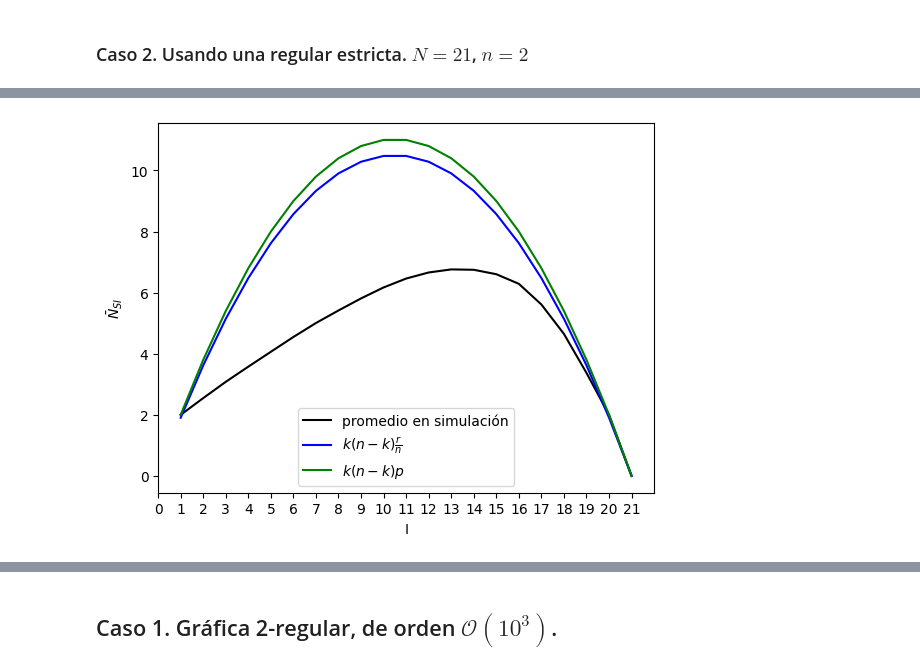
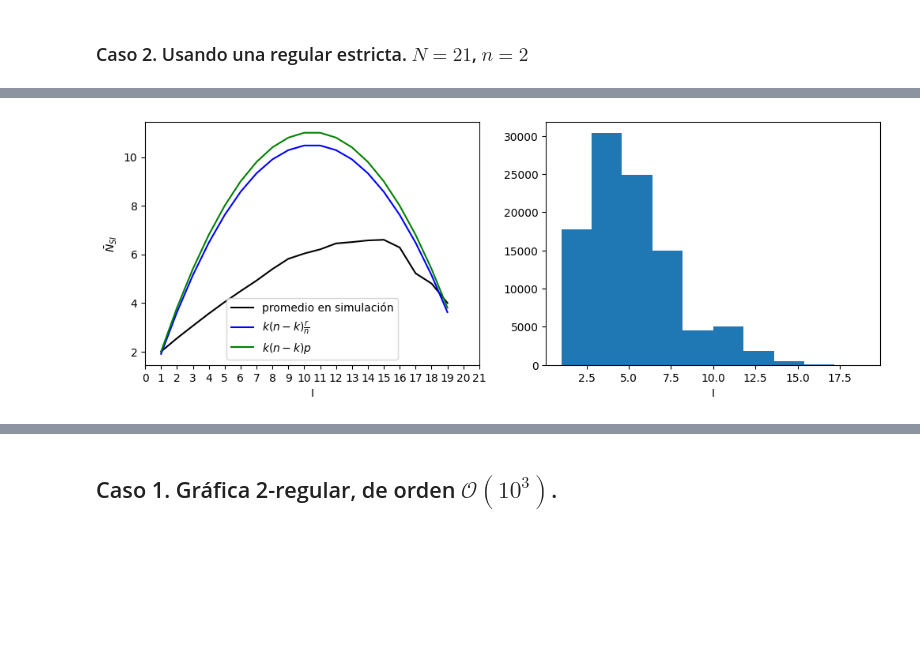
Before and after one commit to JairEsc/Aproximaciones-de-Modelos-Epidemiologicos, a Jupyter notebook: SIS_conteo.ipynb, the cells around one changed output, grey strips where cells are left out. Drawn from its saved outputs; the diff is of its cells as text; code cells hidden in the pictures; blank space fills up the shorter version.

```diff
--- a/SIS_conteo.ipynb
+++ b/SIS_conteo.ipynb
@@ -198,43 +211,49 @@ time:  113.87943196296692
 # %%
 N=21
 n=2
-import time
-start_=time.time()
-G=nx.random_regular_graph(d=n,n=N)
-G=nx.convert_node_labels_to_integers(G,ordering='default',)
-while(nx.is_connected(G)==False):#Asegurarme que salga una gráfica conexa
-    N=21
-    n=2
-    G=nx.random_regular_graph(d=n,n=N)
-    G=nx.convert_node_labels_to_integers(G,ordering='default',)
-X_I_indexes=np.random.choice(N,int(1+N/2),replace=False).tolist()
-print(X_I_indexes)
-for k in range(N):
-    if k in X_I_indexes:
-        G.nodes[k]['Estado:']='Infeccioso'
-    else:
-        G.nodes[k]['Estado:']='Susceptible'
-G_copy=G.copy()
-print("Empieza")
-np.random.seed(2)
-H,conteo=Gillespie_Direct_Method_Network_SIS(beta=1.15*N,gamma=1,N=N,X_I_indexes=X_I_indexes,G_network_initial=G_copy,T=10**6,Tuto=False)
-print(len(H))
-print("time: ", time.time()-start_)
-conteo_data=pd.DataFrame(conteo,columns=['N_SI','k'])
-conteo_promedio=conteo_data.groupby(['k']).mean()
-r=[]
-r2=[]
-for i in range(1,len(conteo_promedio)+1):
-    r.append(i*((N-i)/N)*n)
-    r2.append(i*(N-i)*n/(N-1))
-conteo_promedio['approx']=r
-conteo_promedio['approx_2']=r2
-for i in range(0,len(['black','blue','orange'])):
-    plt.plot(conteo_promedio[conteo_promedio.keys()[i]],color='kbg'[i])
-plt.legend(['promedio en simulación',r'$k(n-k)\frac{r}{n}$','$k(n-k)p$'])
-plt.xticks(range(0,22))
-plt.xlabel('I')
-plt.ylabel(r'$\bar{N}_{SI}$')
-plt.savefig('SIS_edges_b.png',dpi=300)
-plt.show()
+for i_0 in range(1,3):
+  np.random.seed(1)
+  import time
+  start_=time.time()
+  fig = plt.figure(figsize=(12,4))
+  plt.subplot(1,2,1)
+  G=nx.random_regular_graph(d=n,n=N)
+  G=nx.convert_node_labels_to_integers(G,ordering='default',)
+  while(nx.is_connected(G)==False):#Asegurarme que salga una gráfica conexa
+      N=21
+      n=2
+      G=nx.random_regular_graph(d=n,n=N)
+      G=nx.convert_node_labels_to_integers(G,ordering='default',)
+  X_I_indexes=np.random.choice(N,[1,int(N/2)][i_0-1],replace=False).tolist()
+  print(X_I_indexes)
+  for k in range(N):
+      if k in X_I_indexes:
+          G.nodes[k]['Estado:']='Infeccioso'
+      else:
+          G.nodes[k]['Estado:']='Susceptible'
+  G_copy=G.copy()
+  print("Empieza")
+  H,conteo=Gillespie_Direct_Method_Network_SIS(beta=1.15*N,gamma=1,N=N,X_I_indexes=X_I_indexes,G_network_initial=G_copy,T=10**5,Tuto=False)
+  print(len(H))
+  print("time: ", time.time()-start_)
+  conteo_data=pd.DataFrame(conteo,columns=['N_SI','k'])
+  conteo_promedio=conteo_data.groupby(['k']).mean()
+  r=[]
+  r2=[]
+  for i in range(1,len(conteo_promedio)+1):
+      r.append(i*((N-i)/N)*n)
+      r2.append(i*(N-i)*n/(N-1))
+  conteo_promedio['approx']=r
+  conteo_promedio['approx_2']=r2
+  for i in range(0,3):
+      plt.plot(conteo_promedio[conteo_promedio.keys()[i]],color='kbg'[i])
+  plt.legend(['promedio en simulación',r'$k(n-k)\frac{r}{n}$','$k(n-k)p$'])
+  plt.xticks(range(0,22))
+  plt.xlabel('I')
+  plt.ylabel(r'$\bar{N}_{SI}$')
+  #plt.savefig('SIS_edges_a.png',dpi=300)
+  plt.subplot(1, 2, 2)
+  plt.hist(conteo_data['k'])
+  plt.xlabel('I')
+  plt.show()
 # %% [output]
@@ -245 +264 @@ time:  103.29259920120239
-[figure, old version]
+[figure, new version]
```
Also changed, not shown: parts of 12 cells of this notebook.
